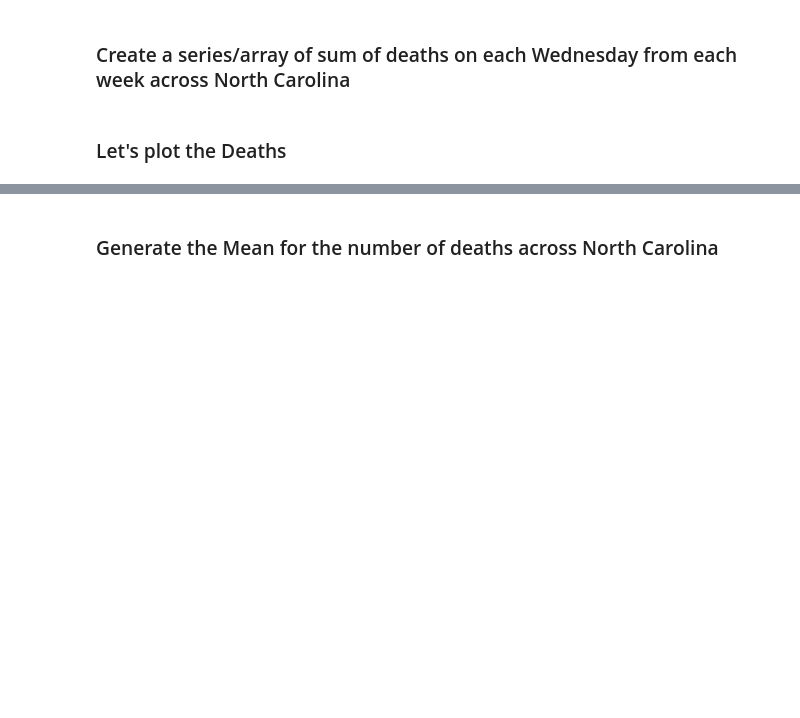
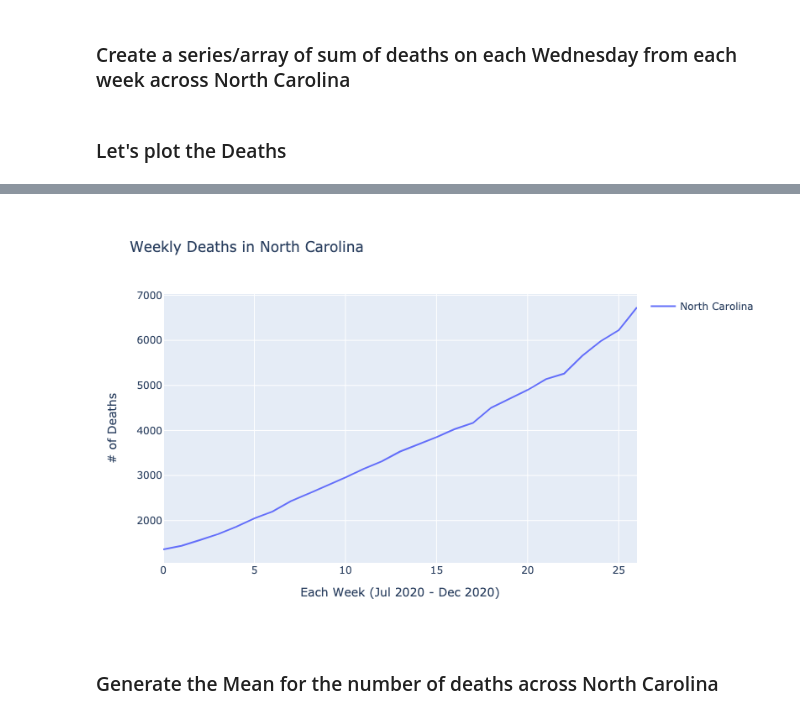
Before and after one commit to usman-z/CSC_405, a Jupyter notebook: UZ/Project Stage II/Usman Zia.ipynb, the cells around one changed output, grey strips where cells are left out. Saved outputs shown, nothing was run; the diff lists cells and outputs as text; code cells hidden in the pictures; blank space fills up the shorter version.

```diff
--- a/UZ/Project Stage II/Usman Zia.ipynb
+++ b/UZ/Project Stage II/Usman Zia.ipynb
@@ -170,5 +171,6 @@ fig.update_layout(
     height=500
 )
 
-fig.show()
+fig.write_image("nc_deaths.png")
+Image(filename="nc_deaths.png")
 # %% [output]
@@ -176,3 +177,4 @@ fig.show()
+[figure, added]
 # %% [markdown]
 ### Generate the Mean for the number of deaths across North Carolina
 # %%
```
Also changed, not shown: parts of 10 cells of this notebook, 4 other files.
